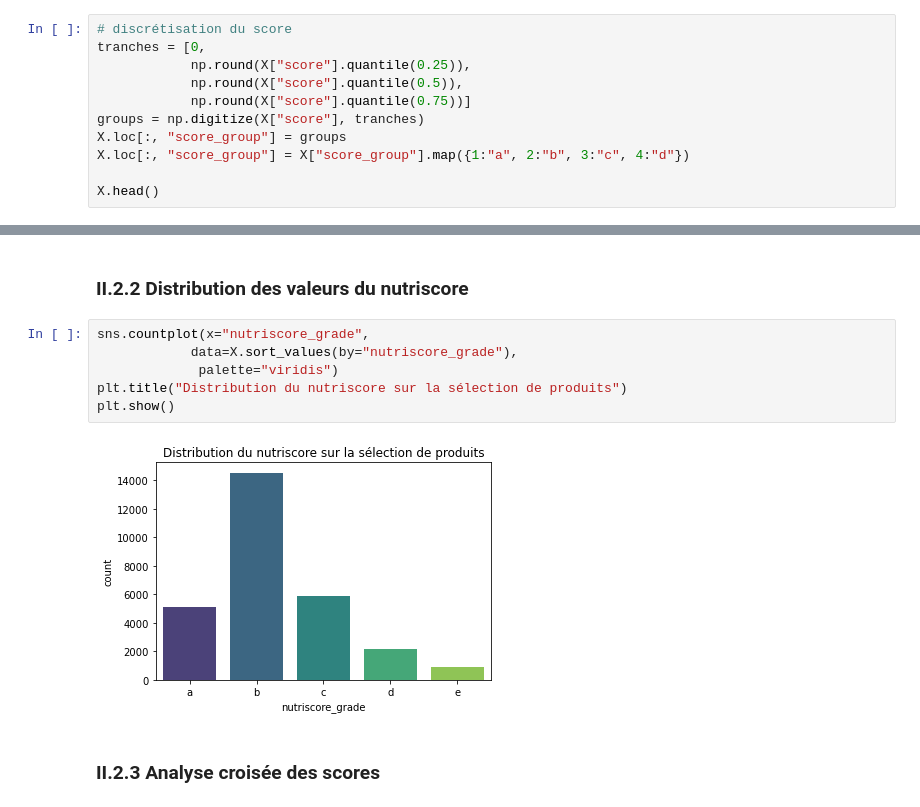
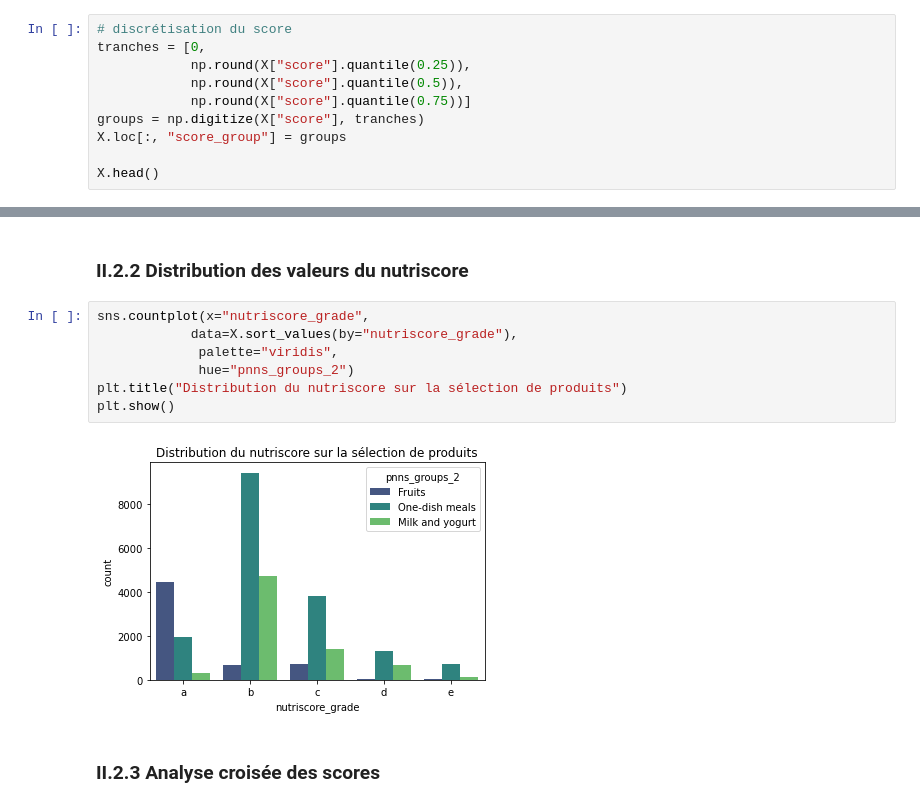
Before and after one commit to OlivierLegrand/P7, a Jupyter notebook: P3/PSanté_notebookpresentation.ipynb, the cells around one changed output, grey strips where cells are left out. Drawn from its saved outputs; the diff is of its cells as text.

```diff
--- a/P3/PSanté_notebookpresentation.ipynb
+++ b/P3/PSanté_notebookpresentation.ipynb
@@ -1046,7 +1059,6 @@ tranches = [0,
             np.round(X["score"].quantile(0.75))]
 groups = np.digitize(X["score"], tranches)
 X.loc[:, "score_group"] = groups
-X.loc[:, "score_group"] = X["score_group"].map({1:"a", 2:"b", 3:"c", 4:"d"})
 
 X.head()
 # %% [output]
@@ -1169,11 +1167,12 @@ Les produits de forte carence en protéines sont surreprésentés dans la classe
 # %%
 sns.countplot(x="nutriscore_grade",
             data=X.sort_values(by="nutriscore_grade"),
-             palette="viridis")
+             palette="viridis",
+             hue="pnns_groups_2")
 plt.title("Distribution du nutriscore sur la sélection de produits")
 plt.show()
 # %% [output]
-[figure, old version]
+[figure, new version]
 # %% [markdown]
 ### II.2.3 Analyse croisée des scores
 # %% [markdown]
```
Also changed, not shown: parts of 48 cells of this notebook.
